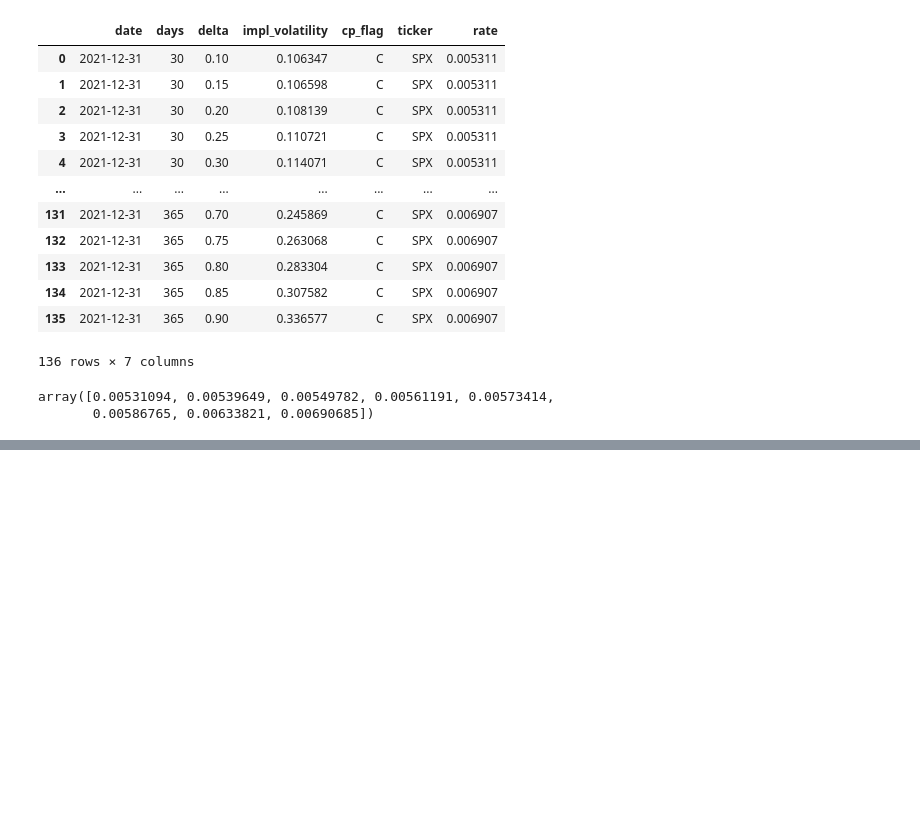
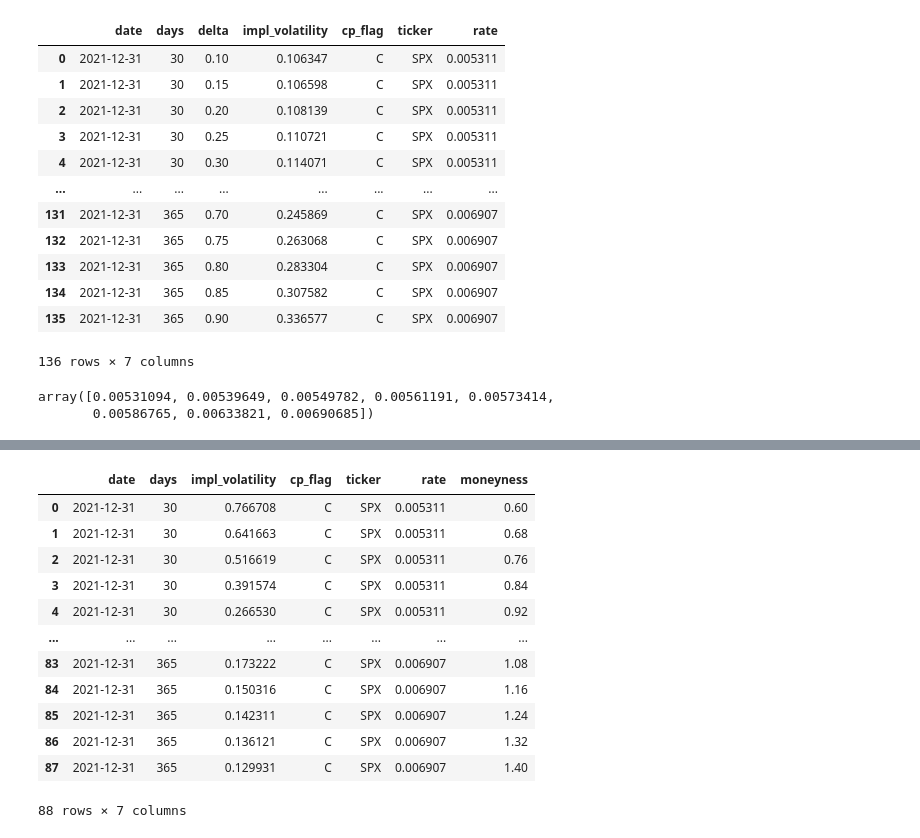
Before and after one commit to DavidMal101/Topics-in-Quant-Finance, a Jupyter notebook: Topics in Quant Finance.ipynb, the cells around one changed output, grey strips where cells are left out. Cells and saved outputs as stored; diff of their text form; code cells hidden in the pictures; blank space fills up the shorter version.

```diff
--- a/Topics in Quant Finance.ipynb
+++ b/Topics in Quant Finance.ipynb
@@ -136,0 +136,18 @@ plt.show()
+# %%
+#Next is to implement arbitrage penalties
+pd.pivot(interpolated_df,index=['moneyness'],columns=['days'],values='impl_volatility')
+interpolated_df
+# %% [output]
+|  | date | days | impl_volatility | cp_flag | ticker | rate | moneyness |
+| 0 | 2021-12-31 | 30 | 0.766708 | C | SPX | 0.005311 | 0.60 |
+| 1 | 2021-12-31 | 30 | 0.641663 | C | SPX | 0.005311 | 0.68 |
+| 2 | 2021-12-31 | 30 | 0.516619 | C | SPX | 0.005311 | 0.76 |
+| 3 | 2021-12-31 | 30 | 0.391574 | C | SPX | 0.005311 | 0.84 |
+| 4 | 2021-12-31 | 30 | 0.266530 | C | SPX | 0.005311 | 0.92 |
+| ... | ... | ... | ... | ... | ... | ... | ... |
+| 83 | 2021-12-31 | 365 | 0.173222 | C | SPX | 0.006907 | 1.08 |
+| 84 | 2021-12-31 | 365 | 0.150316 | C | SPX | 0.006907 | 1.16 |
+| 85 | 2021-12-31 | 365 | 0.142311 | C | SPX | 0.006907 | 1.24 |
+| 86 | 2021-12-31 | 365 | 0.136121 | C | SPX | 0.006907 | 1.32 |
+| 87 | 2021-12-31 | 365 | 0.129931 | C | SPX | 0.006907 | 1.40 |
+88 rows × 7 columns
```
Also changed, not shown: parts of 12 cells of this notebook.
